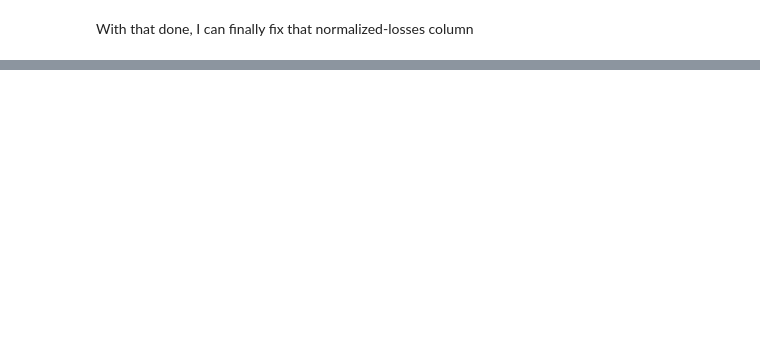
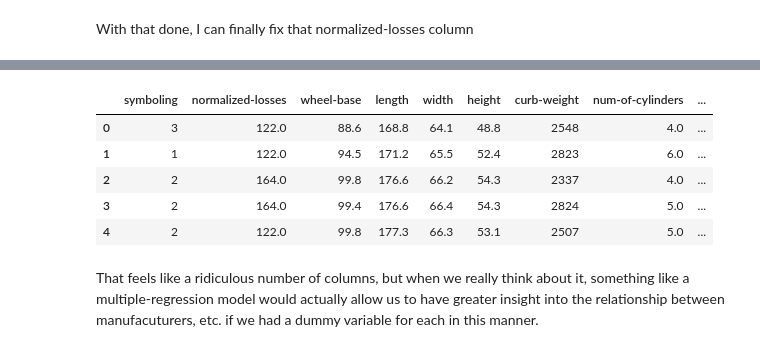
Before and after one commit to LucasFinney/DataCleaningPractice, a Jupyter notebook: DataCleaning.ipynb, the cells around one changed output, grey strips where cells are left out. Saved outputs shown, nothing was run; the diff lists cells and outputs as text; code cells hidden in the pictures; blank space fills up the shorter version.

```diff
--- a/DataCleaning.ipynb
+++ b/DataCleaning.ipynb
@@ -212,0 +229,15 @@ Done.
+# %%
+# Find most common value in number of doors and replace missing values
+df["num-of-doors"].replace(np.nan,df["num-of-doors"].value_counts().idxmax(), inplace=True)
+# %%
+# Drop rows with missing prices
+df.dropna(subset=["price"],axis=0,inplace=True)
+df.reset_index(drop=True,inplace=True)
+# %%
+# Create a list of columns that need to have missing values replaced by the mean
+to_replace = ["bore","stroke","horsepower","peak-rpm"]
+
+# Loop through the columns, replace missing values as needed
+for col in to_replace:
+    mean = df[col].mean()
+    df[col].replace(np.nan,mean,inplace=True)
@@ -212,0 +257,23 @@ Done.
+# %%
+# Create a list of Object type columns
+to_replace = []
+for col in list(df):
+    if df[col].dtype == np.object_:
+        to_replace.append(col)
+
+# Iterate through list and replace each column with an indicator variable
+for col in to_replace:
+    dv = pd.get_dummies(df[col])
+    df = pd.concat([df,dv],axis=1)
+    df.drop(col,axis=1,inplace=True)
+
+df.head()
+# %% [output]
+|  | symboling | normalized-losses | wheel-base | length | width | height | curb-weight | num-of-cylinders | ... |
+| 0 | 3 | 122.0 | 88.6 | 168.8 | 64.1 | 48.8 | 2548 | 4.0 | ... |
+| 1 | 1 | 122.0 | 94.5 | 171.2 | 65.5 | 52.4 | 2823 | 6.0 | ... |
+| 2 | 2 | 164.0 | 99.8 | 176.6 | 66.2 | 54.3 | 2337 | 4.0 | ... |
+| 3 | 2 | 164.0 | 99.4 | 176.6 | 66.4 | 54.3 | 2824 | 5.0 | ... |
+| 4 | 2 | 122.0 | 99.8 | 177.3 | 66.3 | 53.1 | 2507 | 5.0 | ... |
+# %% [markdown]
+That feels like a ridiculous number of columns, but when we really think about it, something like a multiple-regression model would actually allow us to have greater insight into the relationship between manufacuturers, etc. if we had a dummy variable for each in this manner.
```
Also changed, not shown: parts of 8 cells of this notebook, 1 other file.
